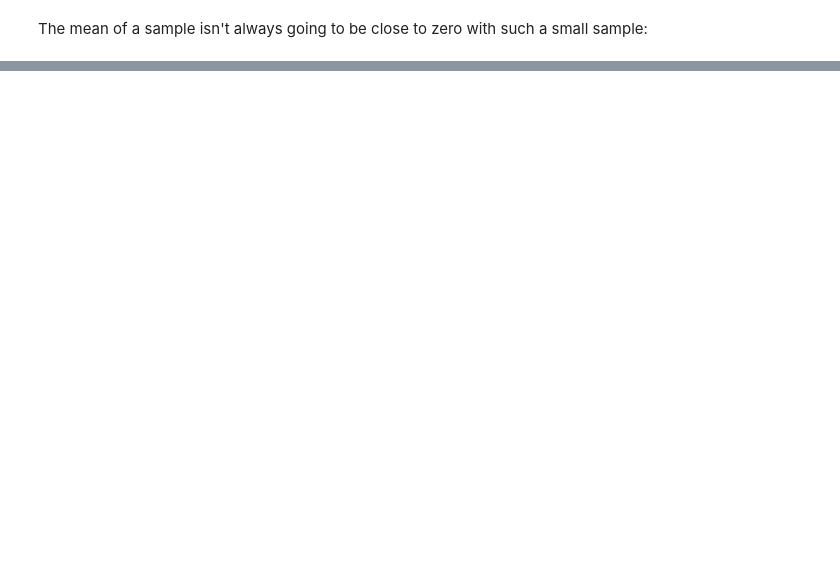
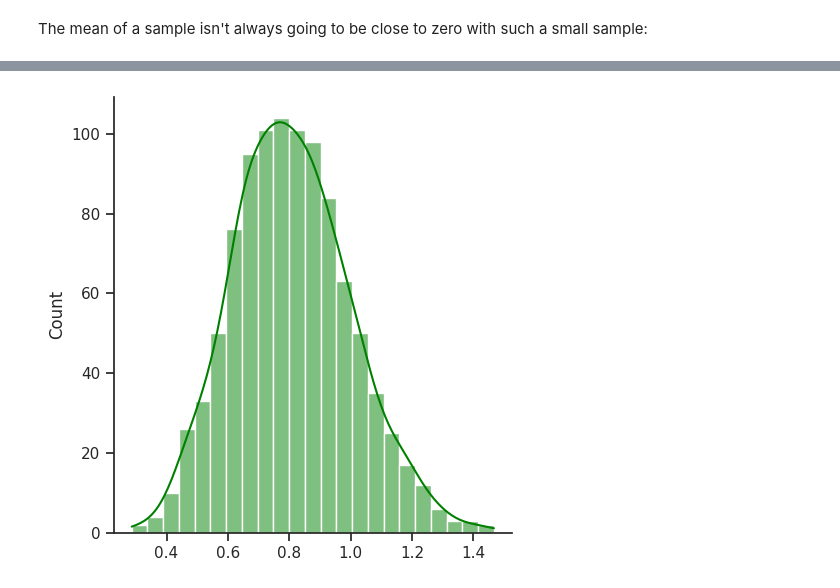
Before and after one commit to deenadayalanai/Machine-Learning-Foundations, a Jupyter notebook: Probability_&_Information_Theory.ipynb, the cells around one changed output, grey strips where cells are left out. Cells and saved outputs as stored; diff of their text form; code cells hidden in the pictures; blank space fills up the shorter version.

```diff
--- a/Probability_&_Information_Theory.ipynb
+++ b/Probability_&_Information_Theory.ipynb
@@ -800,0 +807,7 @@ The mean of a sample isn't always going to be close to zero with such a small sa
+# %%
+def sample_mean_calculator(input_dist, sample_size, n_samples):
+    sample_means = []
+    for i in range(n_samples):
+        sample = np.random.choice(input_dist, size=sample_size, replace=False)
+        sample_means.append(sample.mean())
+    return sample_means
@@ -800,0 +840,2 @@ The mean of a sample isn't always going to be close to zero with such a small sa
+# %%
+s = st.skewnorm.rvs(10, size=10000)
@@ -800,0 +846,4 @@ The mean of a sample isn't always going to be close to zero with such a small sa
+# %%
+_ = sns.displot(sample_mean_calculator(s, 10, 1000), color='green', kde=True)
+# %% [output]
+[figure, added]
```
Also changed, not shown: parts of 27 cells of this notebook.
